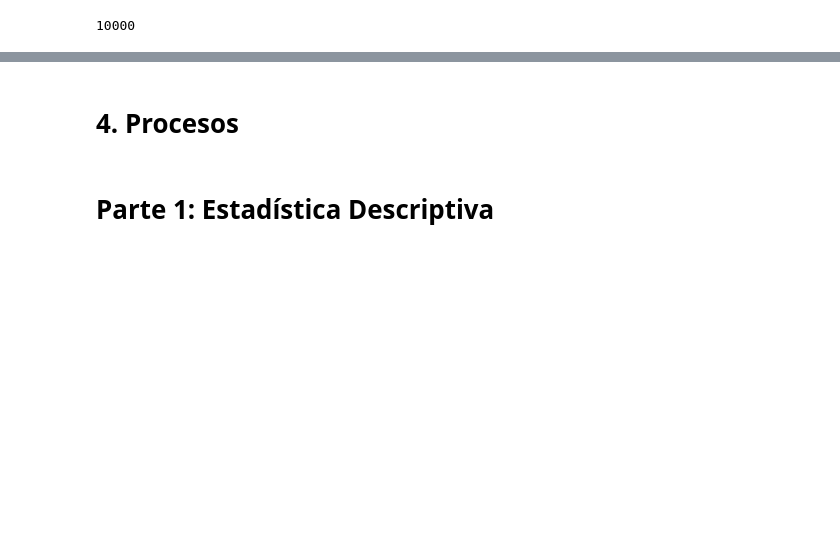
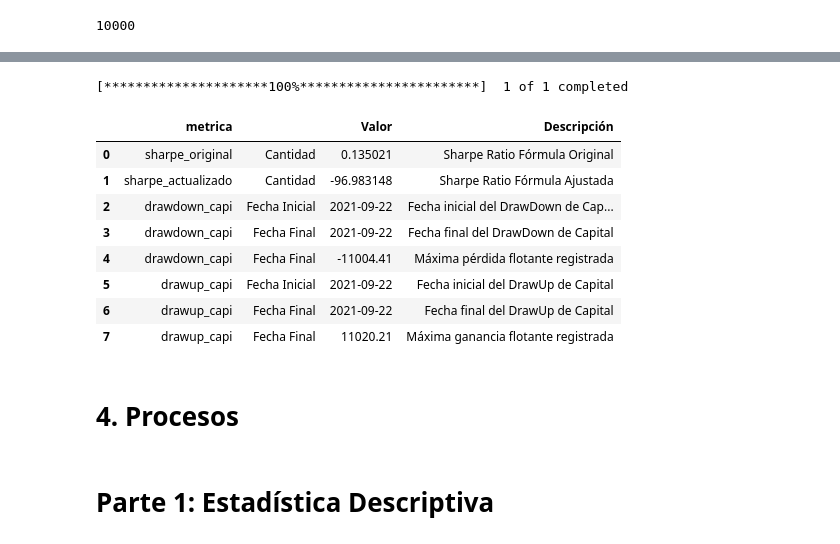
Before and after one commit to fjbarrg/MyST_LAB_3, a Jupyter notebook: LAB_3_Ariadna.ipynb, the cells around one changed output, grey strips where cells are left out. Cells and saved outputs as stored; diff of their text form; code cells hidden in the pictures; blank space fills up the shorter version.

```diff
--- a/LAB_3_Ariadna.ipynb
+++ b/LAB_3_Ariadna.ipynb
@@ -123,0 +80,3 @@ f.f_estadisticas_ba(historico_ariadna)
+# %%
+metricas = f.f_evolucion_capital(historico_ariadna)
+metricas.head()
@@ -124,3 +91,17 @@ f.f_estadisticas_ba(historico_ariadna)
+# %%
+e_desc, drawdown, drawup = f.f_estadisticas_mad(0.05,metricas)
+e_desc
+# %% [output]
+[*********************100%***********************]  1 of 1 completed
+|  | metrica |  | Valor | Descripción |
+| 0 | sharpe_original | Cantidad | 0.135021 | Sharpe Ratio Fórmula Original |
+| 1 | sharpe_actualizado | Cantidad | -96.983148 | Sharpe Ratio Fórmula Ajustada |
+| 2 | drawdown_capi | Fecha Inicial | 2021-09-22 | Fecha inicial del DrawDown de Cap... |
+| 3 | drawdown_capi | Fecha Final | 2021-09-22 | Fecha final del DrawDown de Capital |
+| 4 | drawdown_capi | Fecha Final | -11004.41 | Máxima pérdida flotante registrada |
+| 5 | drawup_capi | Fecha Inicial | 2021-09-22 | Fecha inicial del DrawUp de Capital |
+| 6 | drawup_capi | Fecha Final | 2021-09-22 | Fecha final del DrawUp de Capital |
+| 7 | drawup_capi | Fecha Final | 11020.21 | Máxima ganancia flotante registrada |
 # %% [markdown]
 # 4. Procesos
 # %% [markdown]
```
Also changed, not shown: parts of 17 cells of this notebook, 3 other files.
